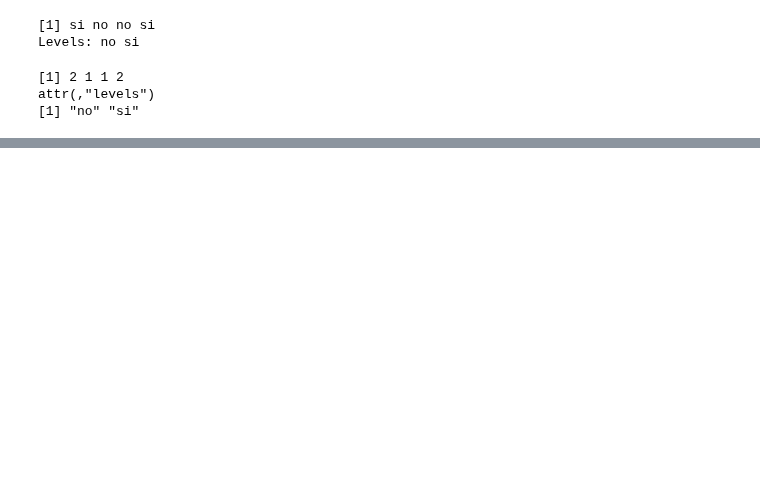
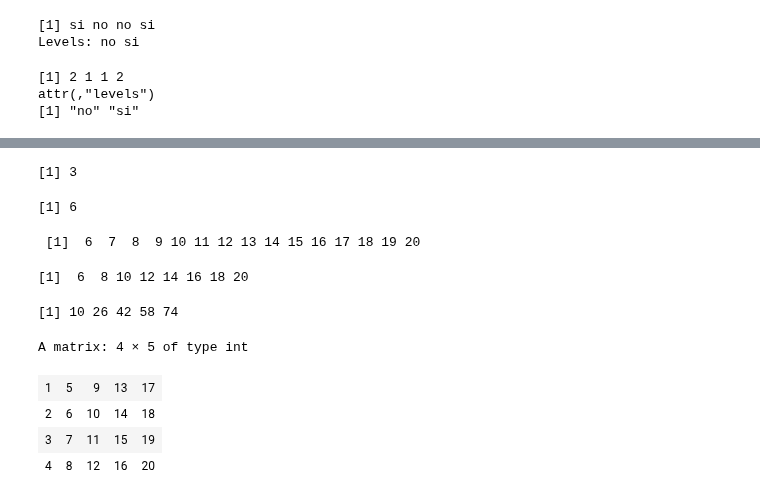
Before and after one commit to emilianodesu/LCD-5Sem-2025-1, a Jupyter notebook: PPCD/T3 Programacion en R/t3_rlang.ipynb, the cells around one changed output, grey strips where cells are left out. Cells and saved outputs as stored; diff of their text form; code cells hidden in the pictures; blank space fills up the shorter version.

```diff
--- a/PPCD/Python + R/14Ago.ipynb
+++ b/PPCD/T3 Programacion en R/t3_rlang.ipynb
@@ -404,0 +696,58 @@ attr(,"levels")
+# %%
+inc <- function(x, y) {
+  if (x < 3) {
+    x + 1
+  } else {
+    x + y
+  }
+}
+
+inc(2)
+# %% [output]
+[1] 3
+# %%
+inc(4, 2)
+# %% [output]
+[1] 6
+# %%
+mayores <- function(vec, umb = 0) {
+  ind <- vec > umb
+  vec[ind]
+}
+
+mayores(1:20, 5)
+# %% [output]
+ [1]  6  7  8  9 10 11 12 13 14 15 16 17 18 19 20
+# %%
+mayores_pares <- function(vec, umb = 0) {
+  vec[vec > umb & !bitwAnd(vec, 1)]
+}
+
+mayores_pares(1:20, 4)
+# %% [output]
+[1]  6  8 10 12 14 16 18 20
+# %%
+# Suma los elementos de las columnas de una matriz
+suma_cols <- function(matriz) {
+  n_cols <- ncol(matriz)
+  n_fils <- nrow(matriz)
+  suma_col <- numeric(n_cols)
+  for (j in 1:n_cols) {
+    for (i in 1:n_fils) {
+      suma_col[j] <- suma_col[j] + matriz[i, j]
+    }
+  }
+  suma_col
+}
+
+suma_cols(matrix(1:20, 4, 5))
+# %% [output]
+[1] 10 26 42 58 74
+# %%
+matrix(1:20, 4, 5)
+# %% [output]
+A matrix: 4 × 5 of type int
+| 1 | 5 | 9 | 13 | 17 |
+| 2 | 6 | 10 | 14 | 18 |
+| 3 | 7 | 11 | 15 | 19 |
+| 4 | 8 | 12 | 16 | 20 |
```
Also changed, not shown: parts of 61 cells of this notebook, 19 other files.
